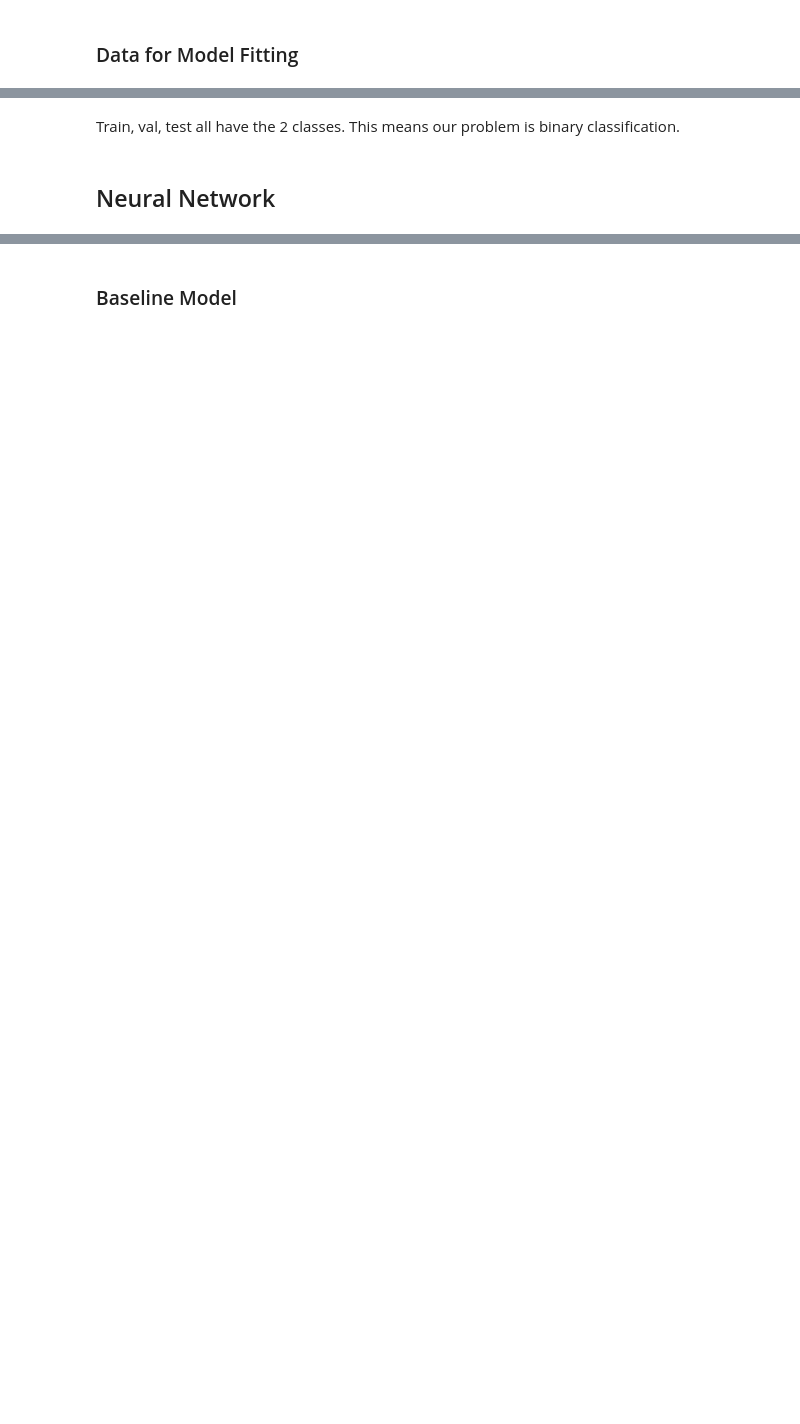
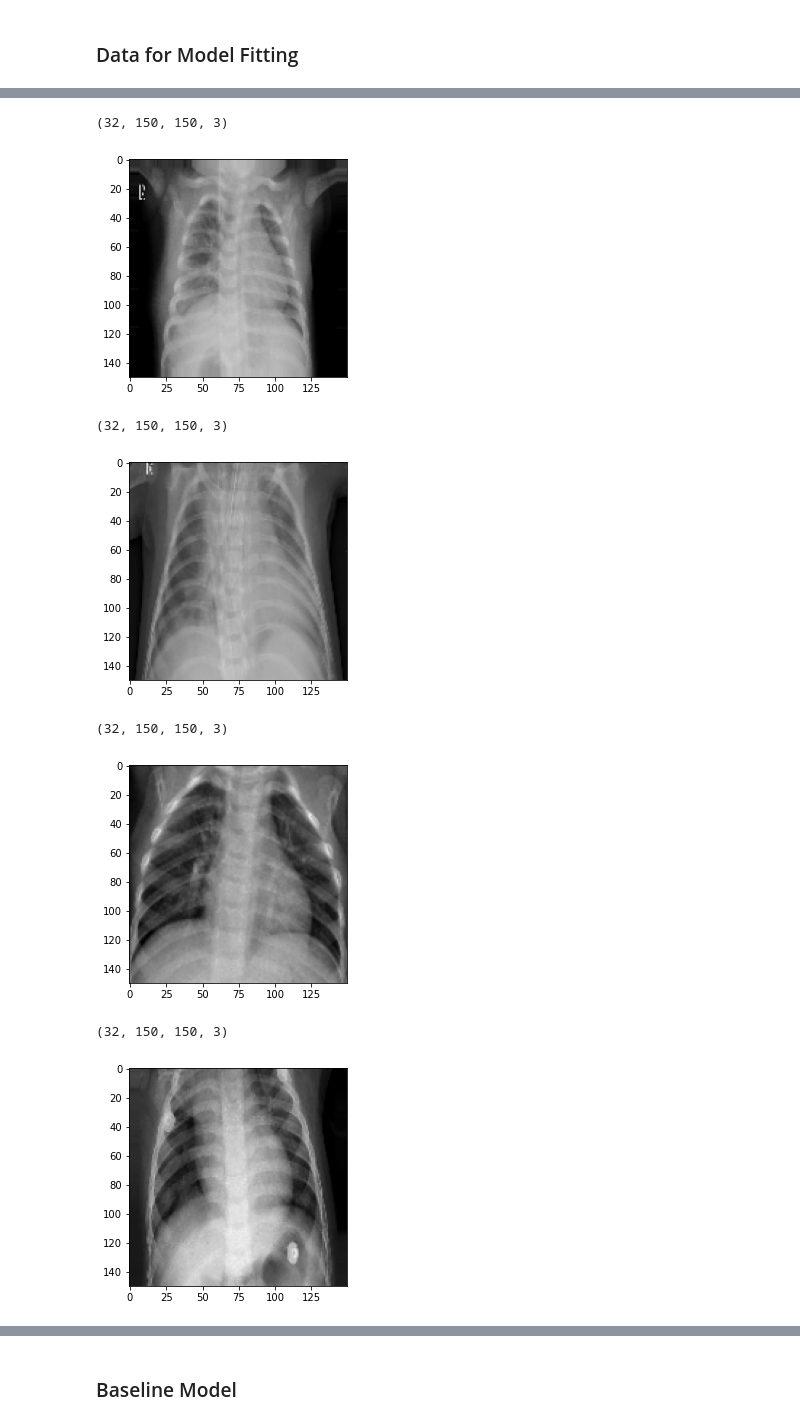
Before and after one commit to Teetee-lab/X-Ray_Image_Project, a Jupyter notebook: notebooks/Paul/Image Classification.ipynb, the cells around one changed output, grey strips where cells are left out. Cells and saved outputs as stored; diff of their text form; code cells hidden in the pictures; blank space fills up the shorter version.

Commit message:
ImageDataGenerator Updates

```diff
--- a/notebooks/Paul/Image Classification.ipynb
+++ b/notebooks/Paul/Image Classification.ipynb
@@ -51,21 +56,30 @@ img_pneumonia.size
 # %%
-train_datagen = ImageDataGenerator(rescale=1./255)
+train_datagen = ImageDataGenerator(rescale=1./255,
+                                  shear_range = 0.3,
+                                  brightness_range=(0.9,1),
+                                  zoom_range =0.2,
+                                  validation_split=0.1)
 
 test_datagen = ImageDataGenerator(rescale=1./255)
 # %%
 train_generator = train_datagen.flow_from_directory(train_dir,
                                                     target_size=(150, 150),
-                                                    batch_size=16
+                                                    batch_size= 32,
+                                                    subset='training',
+                                                    class_mode = 'binary'
                                                     )
 
-validation_generator = test_datagen.flow_from_directory(val_dir,
+validation_generator = train_datagen.flow_from_directory(train_dir,
                                                     target_size=(150, 150),
-                                                    batch_size=16
+                                                    batch_size=32,
+                                                    subset='validation',
+                                                    class_mode = 'binary'
                                                     )
 
 
 test_generator = test_datagen.flow_from_directory(test_dir,
                                                   target_size=(150, 150),
-                                                  batch_size=16
+                                                  batch_size=32,
+                                                  class_mode = 'binary'
                                                   )
 # %% [output]
@@ -74,5 +88,16 @@ Found 16 images belonging to 2 classes.
 Found 624 images belonging to 2 classes.
-# %% [markdown]
-Train, val, test all have the 2 classes. This means our problem is binary classification.
-# %% [markdown]
-## Neural Network
+# %%
+for _ in range(15):
+    img, label = train_generator.next()
+    print(img.shape)   #  (32,150,150,3)
+    plt.imshow(img[0])
+    plt.show()
+# %% [output]
+(32, 150, 150, 3)
+[figure, added]
+(32, 150, 150, 3)
+[figure, added]
+(32, 150, 150, 3)
+[figure, added]
+(32, 150, 150, 3)
+[figure, added]
```
Also changed, not shown: parts of 37 cells of this notebook.
